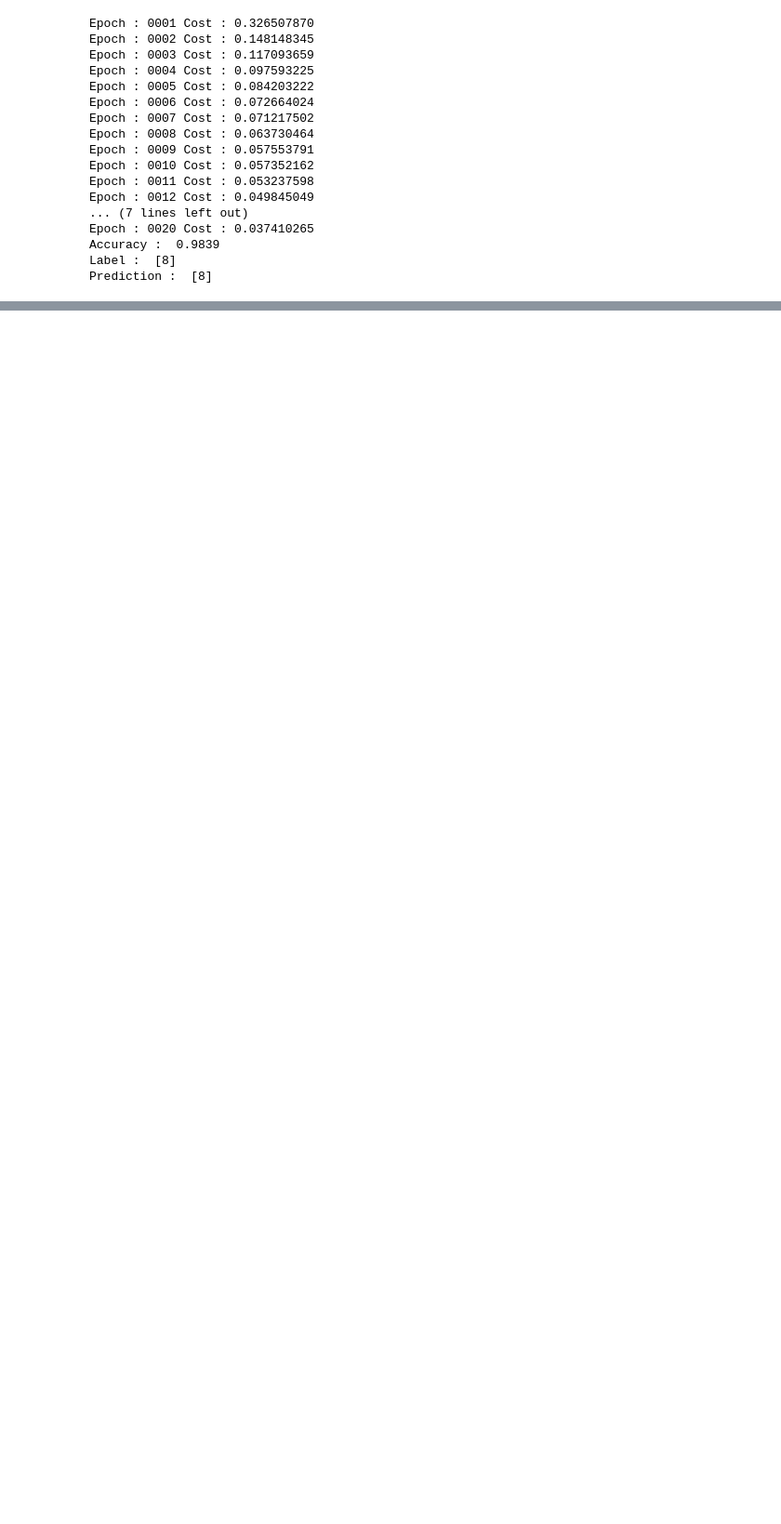
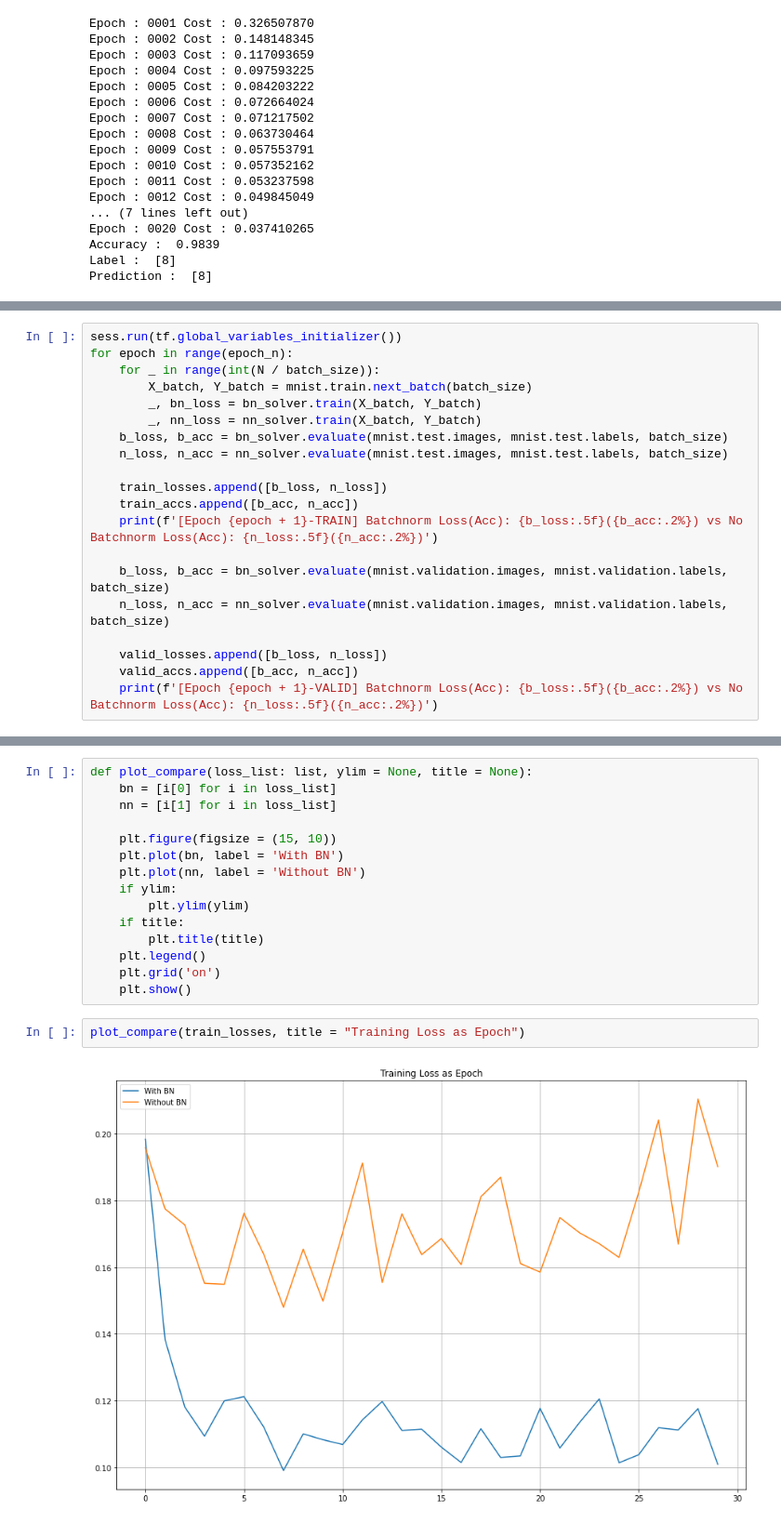
Before and after one commit to kimsangho611/DeepLearningZeroToAll-Practice, a Jupyter notebook: 모두의_딥러닝.ipynb, the cells around one changed output, grey strips where cells are left out. Shown at 93% size. Cells and saved outputs as stored; diff of their text form; blank space fills up the shorter version.

```diff
--- a/모두의_딥러닝.ipynb
+++ b/모두의_딥러닝.ipynb
@@ -2225,0 +2356,20 @@ Prediction :  [8]
+# %%
+sess.run(tf.global_variables_initializer())
+for epoch in range(epoch_n):
+    for _ in range(int(N / batch_size)):
+        X_batch, Y_batch = mnist.train.next_batch(batch_size)
+        _, bn_loss = bn_solver.train(X_batch, Y_batch)
+        _, nn_loss = nn_solver.train(X_batch, Y_batch)
+    b_loss, b_acc = bn_solver.evaluate(mnist.test.images, mnist.test.labels, batch_size)
+    n_loss, n_acc = nn_solver.evaluate(mnist.test.images, mnist.test.labels, batch_size)
+
+    train_losses.append([b_loss, n_loss])
+    train_accs.append([b_acc, n_acc])
+    print(f'[Epoch {epoch + 1}-TRAIN] Batchnorm Loss(Acc): {b_loss:.5f}({b_acc:.2%}) vs No Batchnorm Loss(Acc): {n_loss:.5f}({n_acc:.2%})')
+
+    b_loss, b_acc = bn_solver.evaluate(mnist.validation.images, mnist.validation.labels, batch_size)
+    n_loss, n_acc = nn_solver.evaluate(mnist.validation.images, mnist.validation.labels, batch_size)
+
+    valid_losses.append([b_loss, n_loss])
+    valid_accs.append([b_acc, n_acc])
+    print(f'[Epoch {epoch + 1}-VALID] Batchnorm Loss(Acc): {b_loss:.5f}({b_acc:.2%}) vs No Batchnorm Loss(Acc): {n_loss:.5f}({n_acc:.2%})')
@@ -2225,0 +2384,19 @@ Prediction :  [8]
+# %%
+def plot_compare(loss_list: list, ylim = None, title = None):
+    bn = [i[0] for i in loss_list]
+    nn = [i[1] for i in loss_list]
+
+    plt.figure(figsize = (15, 10))
+    plt.plot(bn, label = 'With BN')
+    plt.plot(nn, label = 'Without BN')
+    if ylim:
+        plt.ylim(ylim)
+    if title:
+        plt.title(title)
+    plt.legend()
+    plt.grid('on')
+    plt.show()
+# %%
+plot_compare(train_losses, title = "Training Loss as Epoch")
+# %% [output]
+[figure, added]
```
Also changed, not shown: parts of 19 cells of this notebook.
